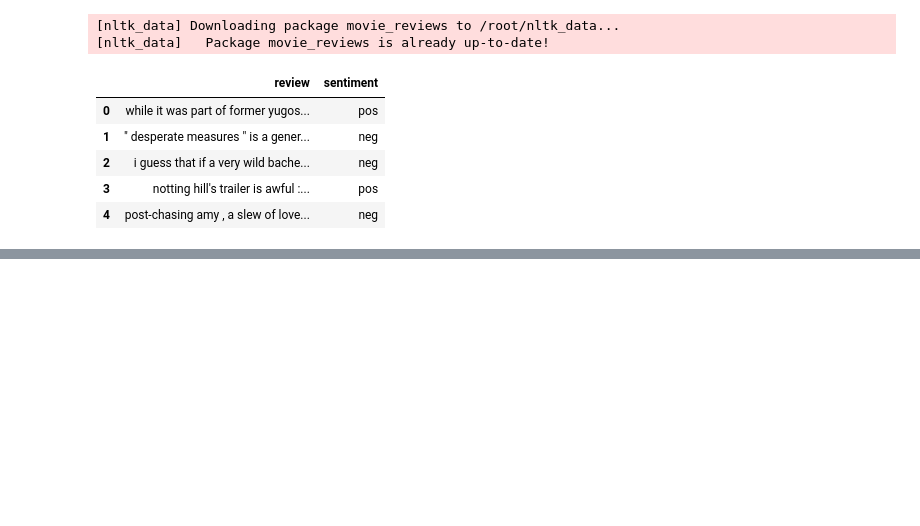
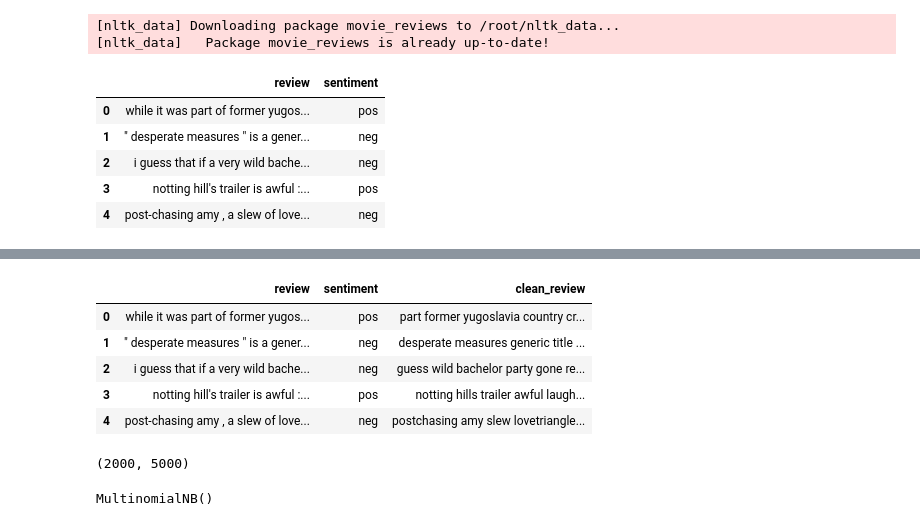
Before and after one commit to hima27-bit/CodeClause-Data-Science-Internship, a Jupyter notebook: Sentiment-Analysis-Movie-Reviews/sentiment_analysis.ipynb, the cells around one changed output, grey strips where cells are left out. Drawn from its saved outputs; the diff is of its cells as text; code cells hidden in the pictures; blank space fills up the shorter version.

Commit message:
Completed sentiment analysis project with model evaluation

```diff
--- a/Sentiment-Analysis-Movie-Reviews/sentiment_analysis.ipynb
+++ b/Sentiment-Analysis-Movie-Reviews/sentiment_analysis.ipynb
@@ -24,3 +37,23 @@ data.head()
 | 2 | i guess that if a very wild bache... | neg |
 | 3 | notting hill's trailer is awful :... | pos |
 | 4 | post-chasing amy , a slew of love... | neg |
+# %%
+import string
+from nltk.corpus import stopwords
+from nltk.tokenize import word_tokenize
+
+nltk.download('punkt')
+nltk.download('stopwords')
+
+stop_words = set(stopwords.words('english'))
+
+def preprocess(text):
+    text = text.lower()
+    text = ''.join([char for char in text if char not in string.punctuation])
+    words = word_tokenize(text)
+    words = [word for word in words if word not in stop_words]
+    return ' '.join(words)
+
+data['clean_review'] = data['review'].apply(preprocess)
+data.head()
+# %% [output]
@@ -26,0 +64,16 @@ data.head()
+|  | review | sentiment | clean_review |
+| 0 | while it was part of former yugos... | pos | part former yugoslavia country cr... |
+| 1 | " desperate measures " is a gener... | neg | desperate measures generic title ... |
+| 2 | i guess that if a very wild bache... | neg | guess wild bachelor party gone re... |
+| 3 | notting hill's trailer is awful :... | pos | notting hills trailer awful laugh... |
+| 4 | post-chasing amy , a slew of love... | neg | postchasing amy slew lovetriangle... |
+# %%
+from sklearn.feature_extraction.text import TfidfVectorizer
+
+vectorizer = TfidfVectorizer(max_features=5000)
+X = vectorizer.fit_transform(data['clean_review'])
+y = data['sentiment']
+
+print(X.shape)
+# %% [output]
+(2000, 5000)
@@ -26,0 +86,7 @@ data.head()
+# %%
+from sklearn.naive_bayes import MultinomialNB
+
+model = MultinomialNB()
+model.fit(X_train, y_train)
+# %% [output]
+MultinomialNB()
```
Also changed, not shown: parts of 4 cells of this notebook.
